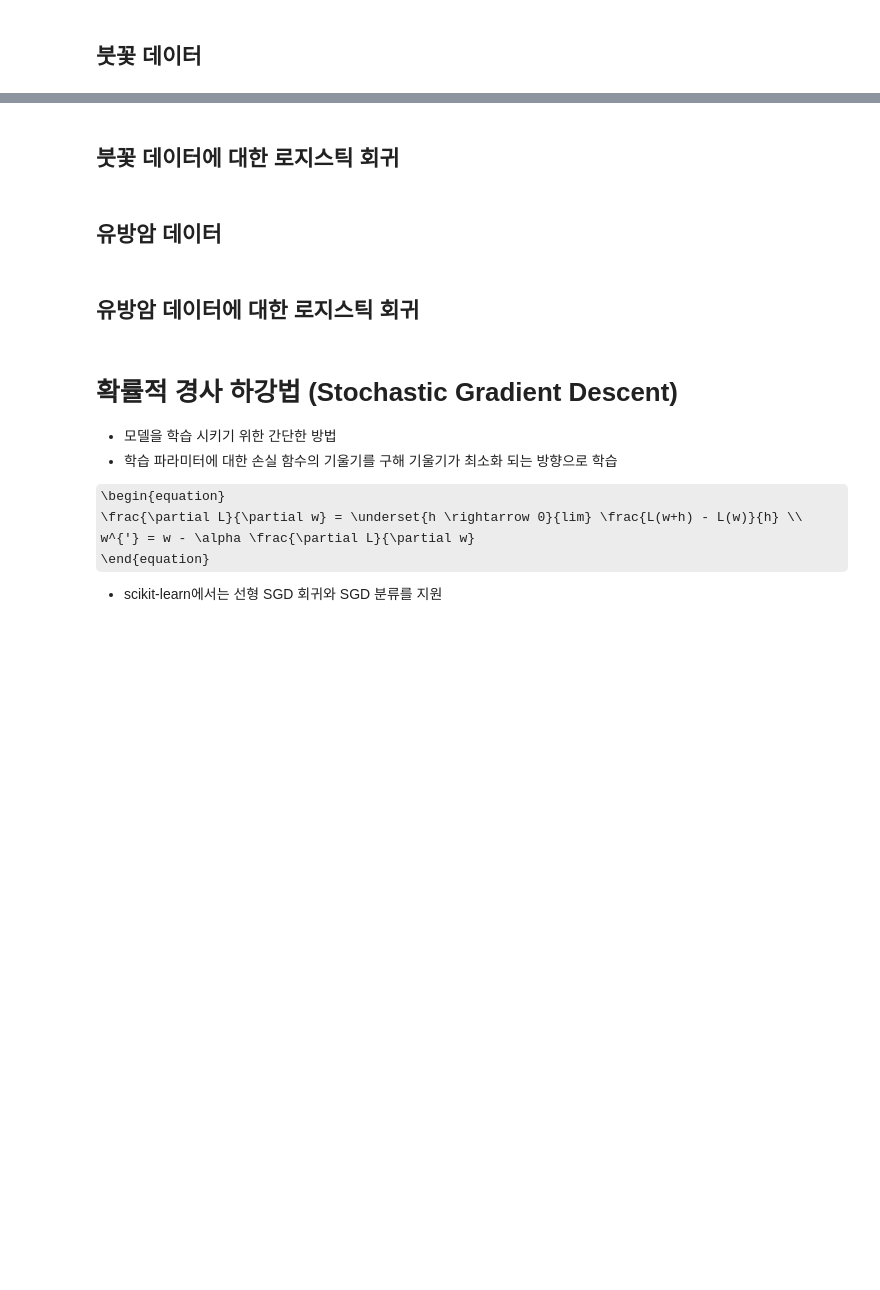
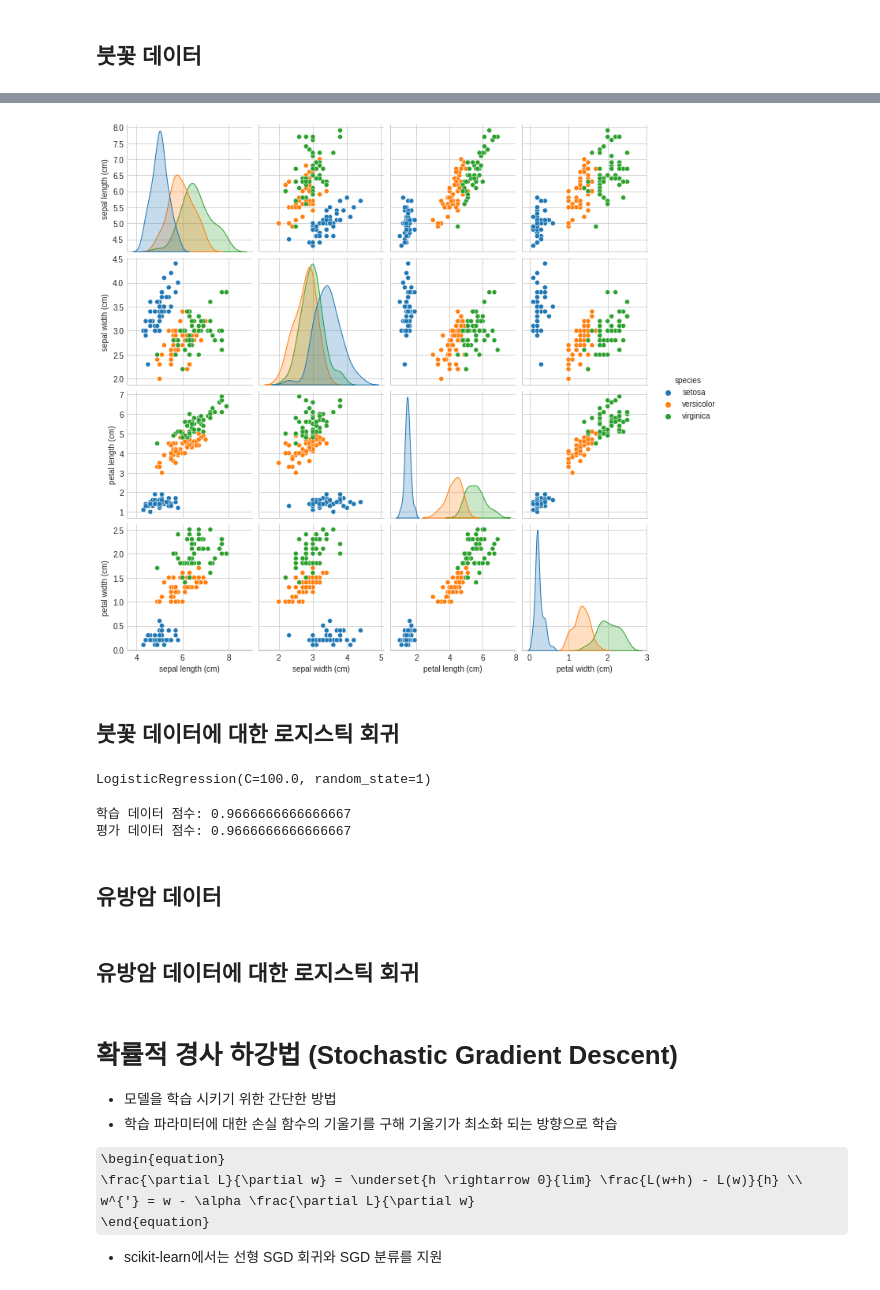
Before and after one commit to suumino/DataAlanysis, a Jupyter notebook: 04_로지스틱_회귀(Logistic_Regression).ipynb, the cells around one changed output, grey strips where cells are left out. Cells and saved outputs as stored; diff of their text form; code cells hidden in the pictures; some formulas as TeX source; blank space fills up the shorter version.

```diff
--- a/04_로지스틱_회귀(Logistic_Regression).ipynb
+++ b/04_로지스틱_회귀(Logistic_Regression).ipynb
@@ -103,2 +163,8 @@ plt.show()
+# %%
+import seaborn as sns
+
+sns.pairplot(iris_df, hue='species');
+# %% [output]
+[figure, added]
 # %% [markdown]
 ## 붓꽃 데이터에 대한 로지스틱 회귀
@@ -104,0 +176,13 @@ plt.show()
+# %%
+from sklearn.linear_model import LogisticRegression
+
+model = LogisticRegression(solver='lbfgs', multi_class='auto', C=100.0, random_state=1)
+model.fit(X_train, y_train)
+# %% [output]
+LogisticRegression(C=100.0, random_state=1)
+# %%
+print("학습 데이터 점수: {}".format(model.score(X_train, y_train)))
+print("평가 데이터 점수: {}".format(model.score(X_test, y_test)))
+# %% [output]
+학습 데이터 점수: 0.9666666666666667
+평가 데이터 점수: 0.9666666666666667
```
Also changed, not shown: parts of 14 cells of this notebook.
